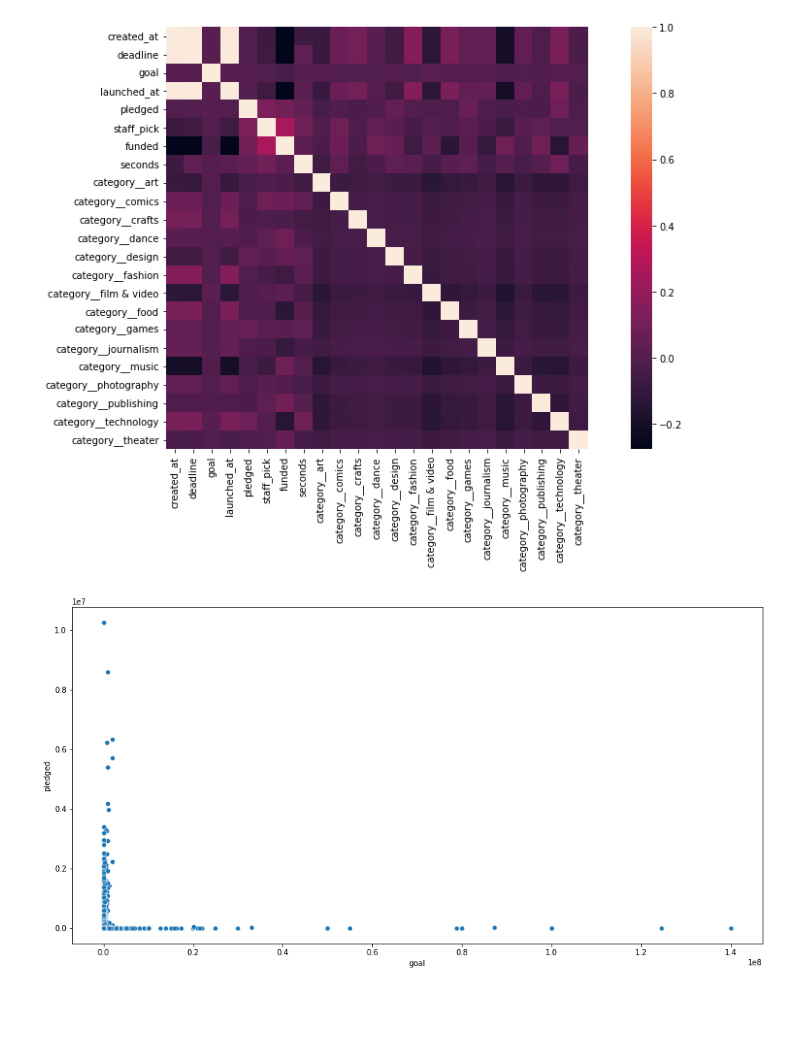
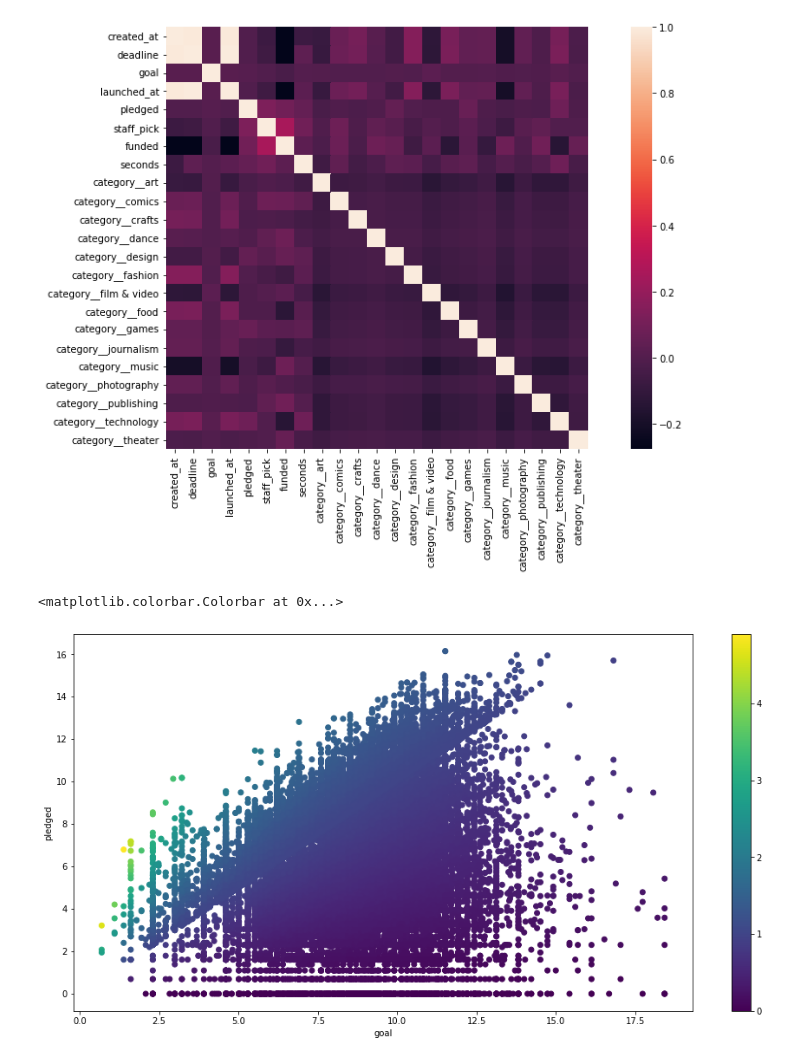
Before and after one commit to FXtrader6/KS_DSProject_VU, a Jupyter notebook: KS_project_trainset.ipynb, the cells around one changed output. Cells and saved outputs as stored; diff of their text form; code cells hidden in the pictures; blank space fills up the shorter version.

Commit message:
data vis

```diff
--- a/KS_project_trainset.ipynb
+++ b/KS_project_trainset.ipynb
@@ -43,11 +44,12 @@ for col in time_cols:
     kaggledf[col] = np.log(kaggledf[col])
 # %%
 #convert all goals to USD
-kaggledf["goal"] = int(kaggledf["goal"] * kaggledf["fx_rate"])
+kaggledf["goal"] = kaggledf["goal"] * kaggledf["fx_rate"]
 if "pledged" in kaggledf.columns:
-    kaggledf["pledged"] = int(kaggledf["pledged"] * kaggledf["fx_rate"])
+    kaggledf["pledged"] = kaggledf["pledged"] * kaggledf["fx_rate"]
 
 #delete unnessesary colums
+
 kaggledf = kaggledf.drop(columns=["fx_rate", "currency"])
 # %%
 #strip url of unnessesary stuff
@@ -110,10 +112,23 @@ sns.heatmap(corrmat, square=True, annot=False)
 # %% [output]
 <AxesSubplot:>
 [figure]
-# %%
-kaggledf["goal"].describe()
-
-plt.figure()
-p1 = sns.scatterplot(data=kaggledf, x = "goal", y = "pledged")
-# %% [output]
-[figure, removed]
+# %%
+plt.figure()
+
+goal = np.log(kaggledf["goal"].astype(int))
+pledged = np.log(kaggledf["pledged"].astype(int))
+c = pledged/goal
+
+for i,num in enumerate(c):
+    if num == math.inf or num > 12:
+        c.pop(i)
+        pledged.pop(i)
+        goal.pop(i)
+
+plt.scatter(goal, pledged, c = c)
+plt.xlabel("goal")
+plt.ylabel("pledged")
+plt.colorbar()
+# %% [output]
+<matplotlib.colorbar.Colorbar at 0x...>
+[figure, added]
```
Also changed, not shown: parts of 1 cell of this notebook.
